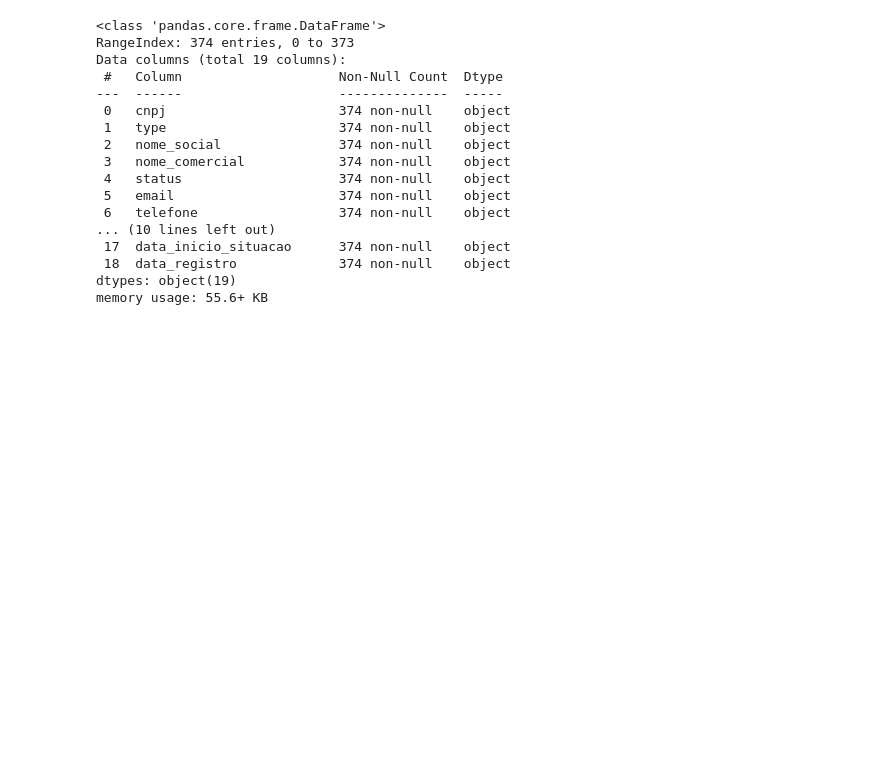
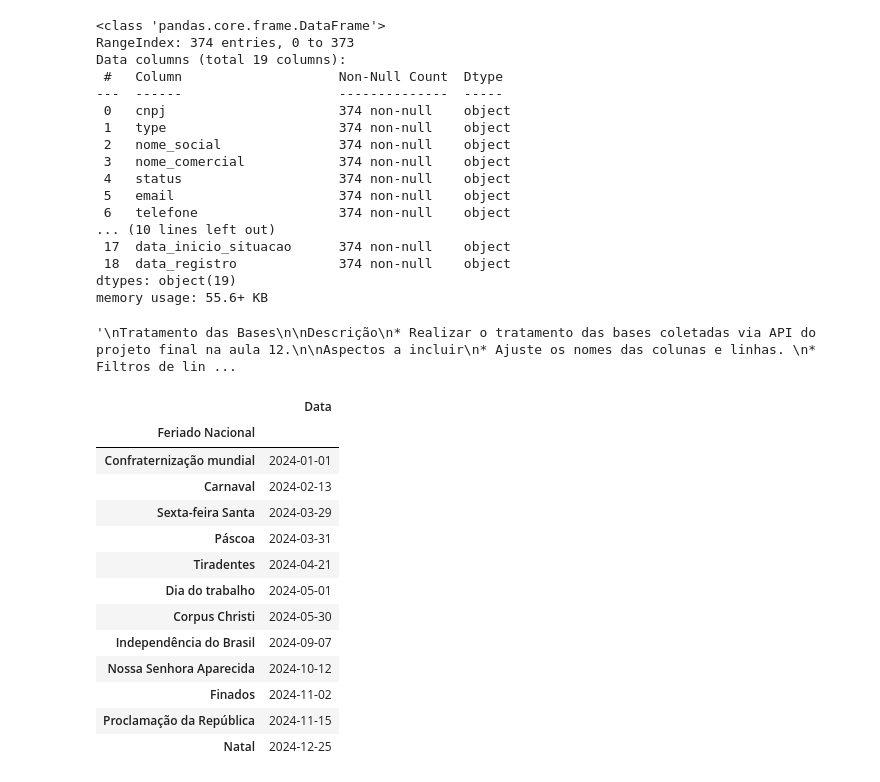
Before and after one commit to victorcanda22/ExercicioCoder, a Jupyter notebook: Projeto Final Coder - Parcial.ipynb, the cells around one changed output. Drawn from its saved outputs; the diff is of its cells as text; code cells hidden in the pictures; blank space fills up the shorter version.

Commit message:
Alteração Etapa 2 Projeto Final

```diff
--- a/Projeto Final Coder - ref. 1 parcial.ipynb
+++ b/Projeto Final Coder - Parcial.ipynb
@@ -155,3 +155,47 @@ Data columns (total 19 columns):
  18  data_registro             374 non-null    object
 dtypes: object(19)
 memory usage: 55.6+ KB
+# %%
+### Projeto Final Coder ###
+
+'''
+Tratamento das Bases
+
+Descrição
+* Realizar o tratamento das bases coletadas via API do projeto final na aula 12.
+
+Aspectos a incluir
+* Ajuste os nomes das colunas e linhas.
+* Filtros de linhas e colunas, se necessário
+* Unstack e/ou stack.
+* Tratamento do tipo das variáveis.
+* Ajuste de missing.
+* Tratamento de colunas string.
+
+Observações
+* Você pode criar novas tabelas, salvando as bases brutas e as bases tratadas.
+* As bases finais precisam estar totalmente ajustadas (da melhor forma possível) e salvas no banco de dados.
+'''
+# %% [output]
+'\nTratamento das Bases\n\nDescrição\n* Realizar o tratamento das bases coletadas via API do projeto final na aula 12.\n\nAspectos a incluir\n* Ajuste os nomes das colunas e linhas. \n* Filtros de lin ...
+# %%
+df_feriados24_n = df_feriados24.rename(columns={'date': 'Data', 'name': 'Feriado Nacional'})
+df_feriados24_n = df_feriados24_n.drop(columns=['type'])
+df_feriados24_n['Data'] = pd.to_datetime(df_feriados24_n['Data'])
+df_feriados24_n = df_feriados24_n.set_index('Feriado Nacional')
+df_feriados24_n
+# %% [output]
+|  | Data |
+| Feriado Nacional |  |
+| Confraternização mundial | 2024-01-01 |
+| Carnaval | 2024-02-13 |
+| Sexta-feira Santa | 2024-03-29 |
+| Páscoa | 2024-03-31 |
+| Tiradentes | 2024-04-21 |
+| Dia do trabalho | 2024-05-01 |
+| Corpus Christi | 2024-05-30 |
+| Independência do Brasil | 2024-09-07 |
+| Nossa Senhora Aparecida | 2024-10-12 |
+| Finados | 2024-11-02 |
+| Proclamação da República | 2024-11-15 |
+| Natal | 2024-12-25 |
```
Also changed, not shown: parts of 5 cells of this notebook, 1 other file.
